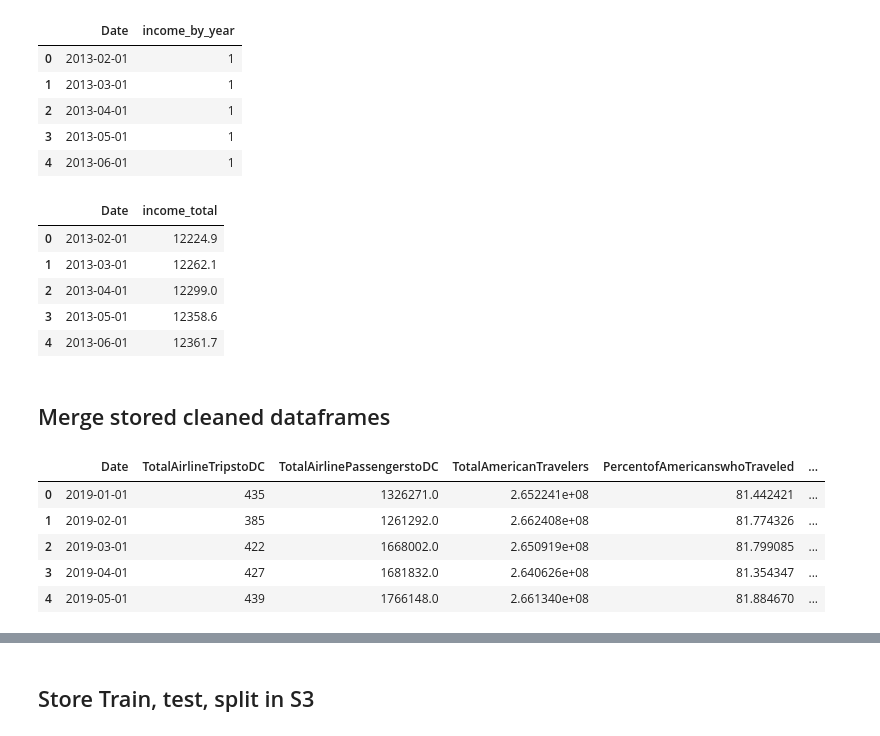
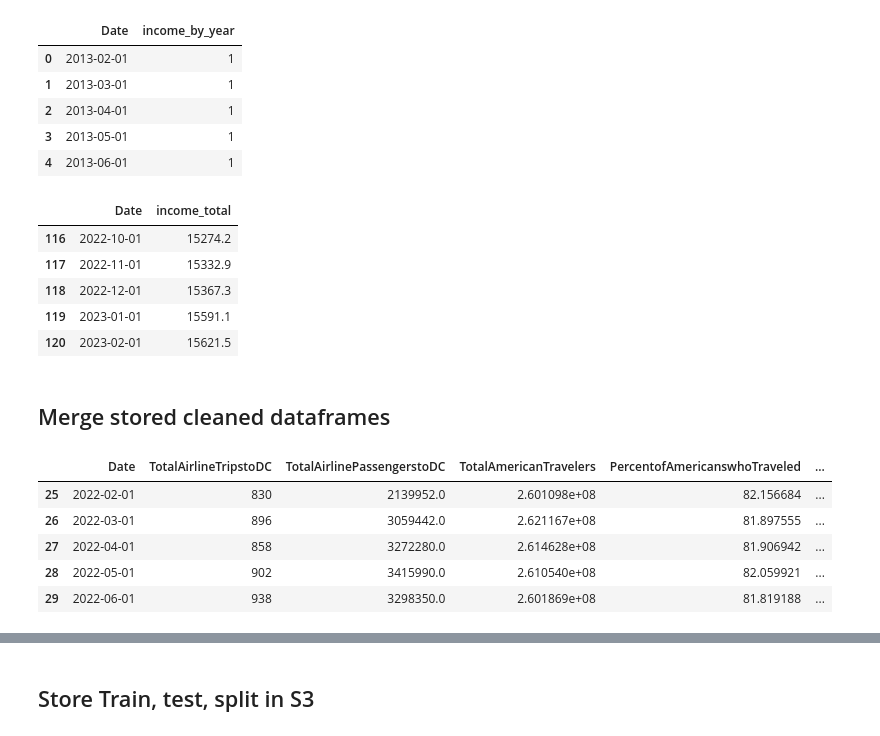
Before and after one commit to hdavis-sandiego/ADS508-Final, a Jupyter notebook: notebooks/02_data_scrub/df_merge.ipynb, the cells around one changed output, grey strips where cells are left out. Drawn from its saved outputs; the diff is of its cells as text; code cells hidden in the pictures.

```diff
--- a/notebooks/02_data_scrub/df_merge.ipynb
+++ b/notebooks/02_data_scrub/df_merge.ipynb
@@ -59,47 +58,47 @@ income_grouped.head(5)
 | 3 | 2013-05-01 | 1 |
 | 4 | 2013-06-01 | 1 |
 # %%
-income_value_grouped.head(5)
+income_value_grouped.tail(5)
 # %% [output]
 |  | Date | income_total |
-| 0 | 2013-02-01 | 12224.9 |
-| 1 | 2013-03-01 | 12262.1 |
-| 2 | 2013-04-01 | 12299.0 |
-| 3 | 2013-05-01 | 12358.6 |
-| 4 | 2013-06-01 | 12361.7 |
+| 116 | 2022-10-01 | 15274.2 |
+| 117 | 2022-11-01 | 15332.9 |
+| 118 | 2022-12-01 | 15367.3 |
+| 119 | 2023-01-01 | 15591.1 |
+| 120 | 2023-02-01 | 15621.5 |
 # %% [markdown]
 ## Merge stored cleaned dataframes
 # %%
 # modified to include all datasets
 
 merge1 = pd.merge(travelstats, reviews_date, on='Date')
 merge1 = merge1.rename(columns={"numstays": "DCAirBnbStays"})
 
 finaldf = pd.merge(merge1, income_value_grouped, on='Date')
 
-finaldf.head(5)
+finaldf.tail(5)
 
 # Archived old code below:
 
 #merge1 = pd.merge(travelstats, reviews_date, on='Date')
 #merge1 = merge1.rename(columns={"numstays": "DCAirBnbStays"})
 
 #merge2 = pd.merge(income_grouped, bookings_grouped, on = 'Date')
 #merge2 = merge2.rename(columns={"income_by_year": "Income"})
 #merge2 = merge2.rename(columns={"total_bookings": "TotalBookings"})
 
 #merge3 = pd.merge(income_value_grouped, cancellations_grouped, on = 'Date')
 #merge3 = merge3.rename(columns={"income_total": "TotalIncome"})
 #merge3 = merge3.rename(columns={"cancellations": "TotalCancellations"})
 
 #merge4 = pd.merge(merge1, merge2, on='Date')
 #finaldf = pd.merge(merge3, merge4, on='Date')
 
 #merge1.head()
 # %% [output]
 |  | Date | TotalAirlineTripstoDC | TotalAirlinePassengerstoDC | TotalAmericanTravelers | PercentofAmericanswhoTraveled | ... |
-| 0 | 2019-01-01 | 435 | 1326271.0 | 2.652241e+08 | 81.442421 | ... |
-| 1 | 2019-02-01 | 385 | 1261292.0 | 2.662408e+08 | 81.774326 | ... |
-| 2 | 2019-03-01 | 422 | 1668002.0 | 2.650919e+08 | 81.799085 | ... |
-| 3 | 2019-04-01 | 427 | 1681832.0 | 2.640626e+08 | 81.354347 | ... |
-| 4 | 2019-05-01 | 439 | 1766148.0 | 2.661340e+08 | 81.884670 | ... |
+| 25 | 2022-02-01 | 830 | 2139952.0 | 2.601098e+08 | 82.156684 | ... |
+| 26 | 2022-03-01 | 896 | 3059442.0 | 2.621167e+08 | 81.897555 | ... |
+| 27 | 2022-04-01 | 858 | 3272280.0 | 2.614628e+08 | 81.906942 | ... |
+| 28 | 2022-05-01 | 902 | 3415990.0 | 2.610540e+08 | 82.059921 | ... |
+| 29 | 2022-06-01 | 938 | 3298350.0 | 2.601869e+08 | 81.819188 | ... |
```
Also changed, not shown: parts of 5 cells of this notebook, 1 other file.
